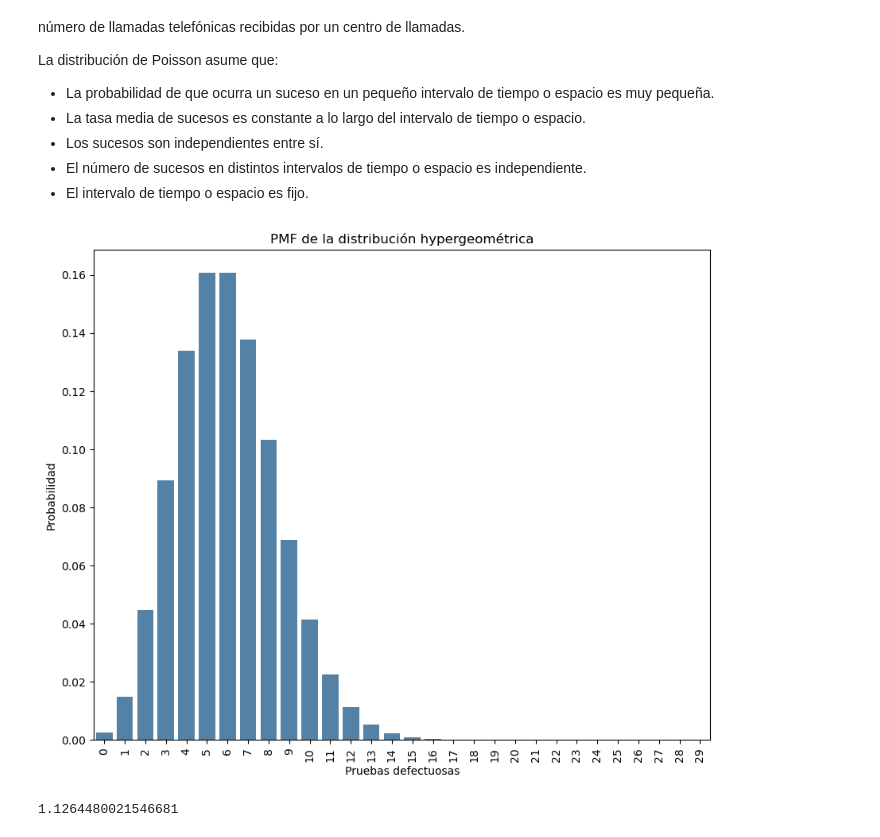
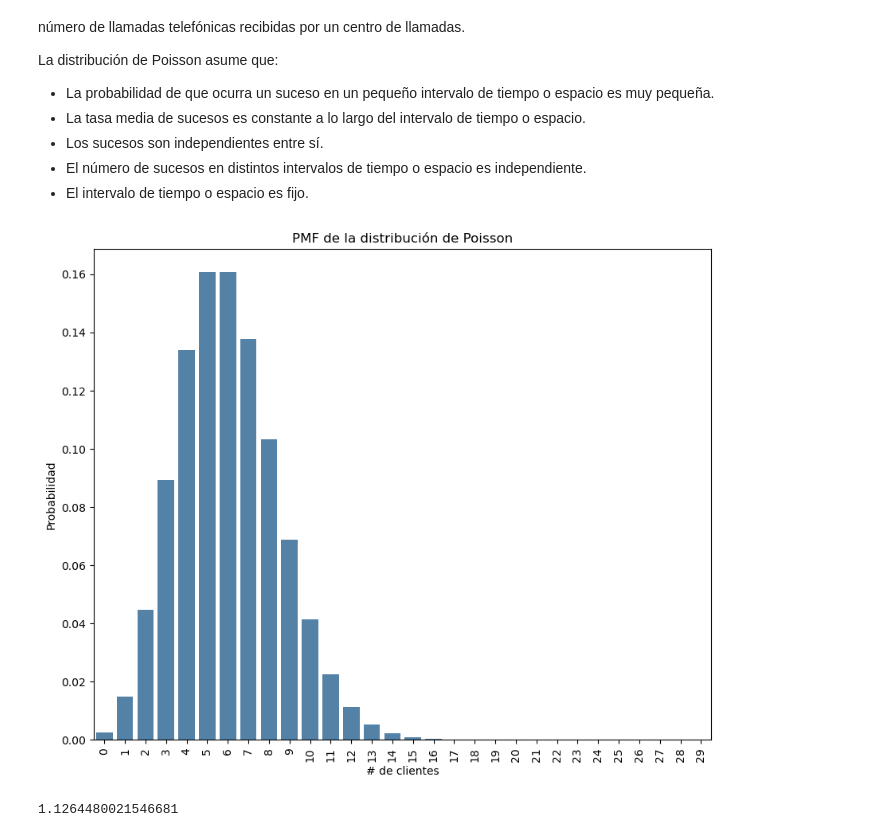
Before and after one commit to Pedri0/Ciencia-datos-fisicos, a Jupyter notebook: Notebooks/2b_fundamentos_estadistica_descriptiva.ipynb, the cells around one changed output. Drawn from its saved outputs; the diff is of its cells as text; code cells hidden in the pictures.

```diff
--- a/Notebooks/2b_fundamentos_estadistica_descriptiva.ipynb
+++ b/Notebooks/2b_fundamentos_estadistica_descriptiva.ipynb
@@ -241,13 +241,13 @@ poisson = stats.poisson(mu = eventos_totales)
 # %%
 intentos = np.arange(0, 30)
 mass_function = poisson.pmf(intentos)
 _ = sns.barplot(x = intentos,y = mass_function, color='steelblue')
 _ = plt.ylabel('Probabilidad')
-_ = plt.xlabel('Pruebas defectuosas')
-_ = plt.title('PMF de la distribución hypergeométrica')
+_ = plt.xlabel('# de clientes')
+_ = plt.title('PMF de la distribución de Poisson')
 _ = plt.xticks(rotation = 90)
 # %% [output]
-[figure, old version]
+[figure, new version]
 # %%
 poisson.pmf(12)*100
 # %% [output]
```
